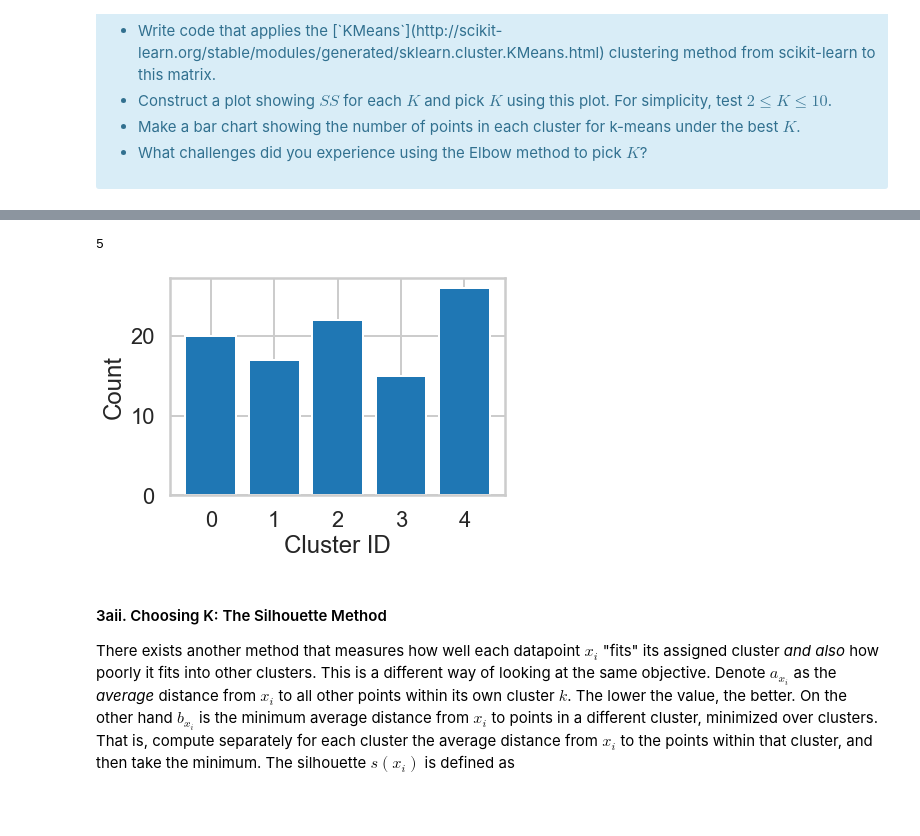
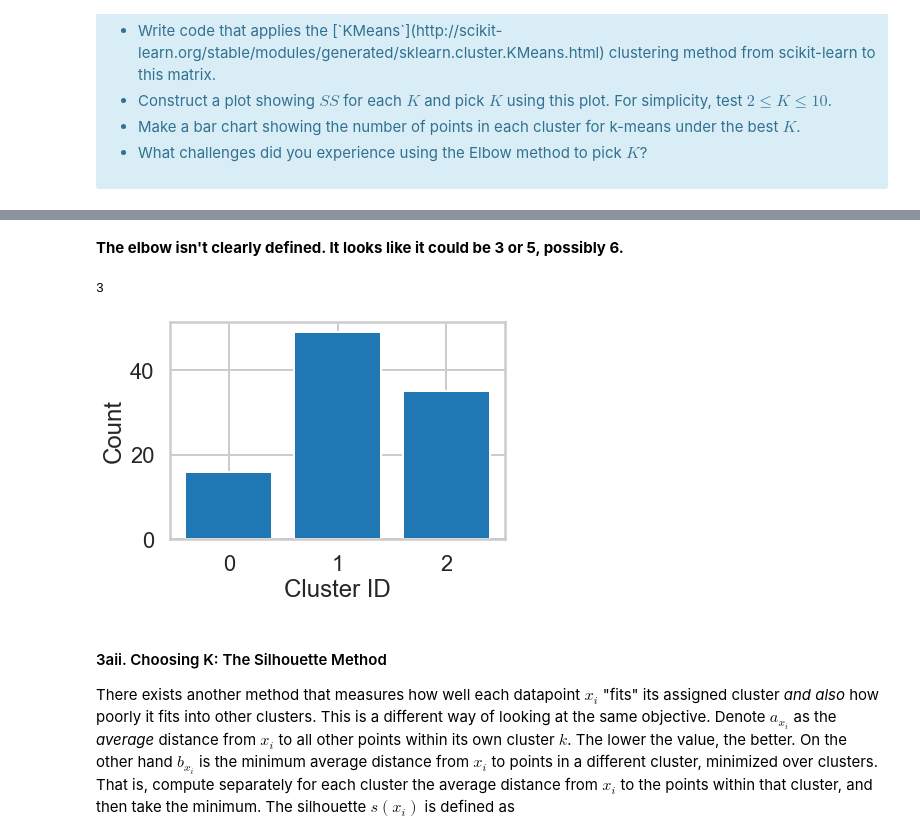
Before and after one commit to marleyberries/Springboard-Main, a Jupyter notebook: Unsupervised Learning/PCA Case Study/Clustering Case Study - Customer Segmentation with K-Means.ipynb, the cells around one changed output, grey strips where cells are left out. Saved outputs shown, nothing was run; the diff lists cells and outputs as text; code cells hidden in the pictures; blank space fills up the shorter version.

```diff
--- a/Unsupervised Learning/PCA Case Study/Clustering Case Study - Customer Segmentation with K-Means.ipynb
+++ b/Unsupervised Learning/PCA Case Study/Clustering Case Study - Customer Segmentation with K-Means.ipynb
@@ -181,21 +181,23 @@ Text(0, 0.5, 'Sum of Squares')
+# %% [markdown]
+**The elbow isn't clearly defined. It looks like it could be 3 or 5, possibly 6.**
 # %%
 # What is the best K? Fill in the assignment below appropriately
-best_K = 5
+best_K = 3
 assignments_best_K = assignments[str(best_K)]
 counts = np.bincount(assignments_best_K)
 print(len(counts))
 
 # Call bar() on plt, with parameters range(best_K), counts, and align = 'center'
 plt.bar(range(best_K), counts, align='center')
 
 # Label the axes
 plt.xlabel("Cluster ID")
 plt.ylabel("Count")
 plt.xticks(range(best_K))
 plt.show()
 # %% [output]
-5
+3
-[figure, old version]
+[figure, new version]
 # %% [markdown]
 #### 3aii. Choosing K: The Silhouette Method
 
```
Also changed, not shown: parts of 15 cells of this notebook.
